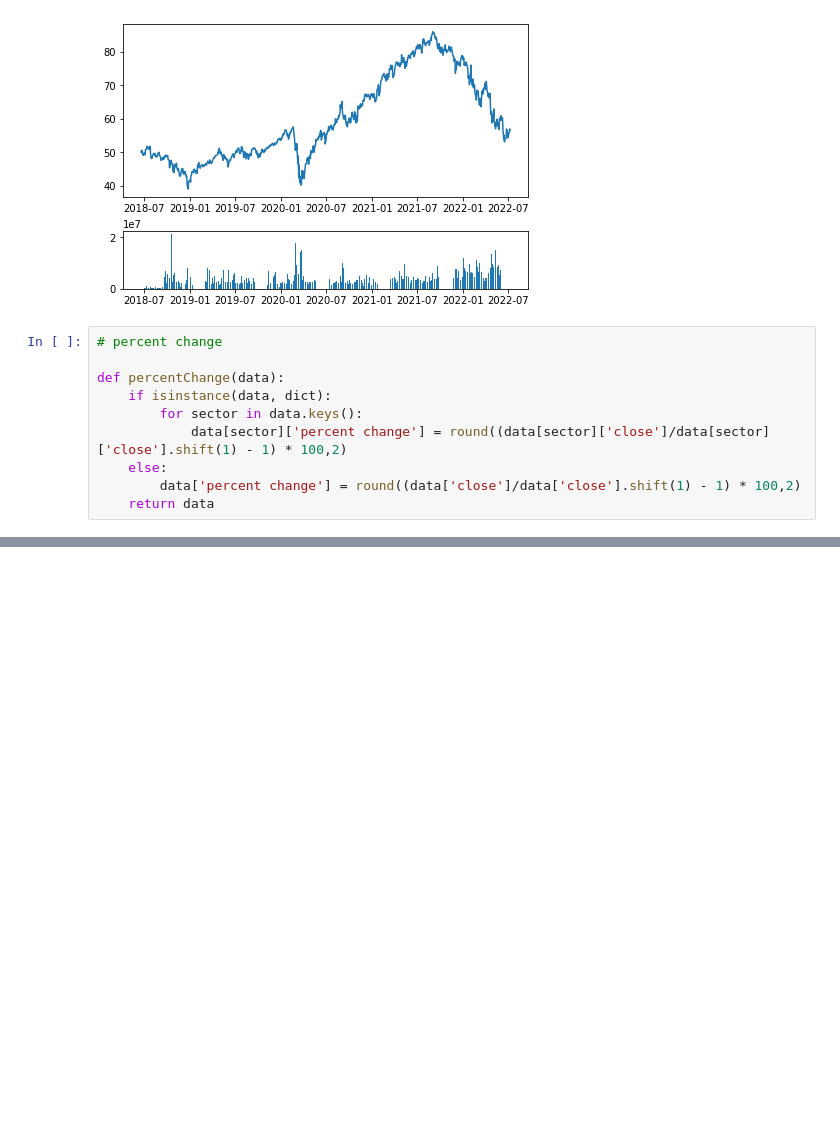
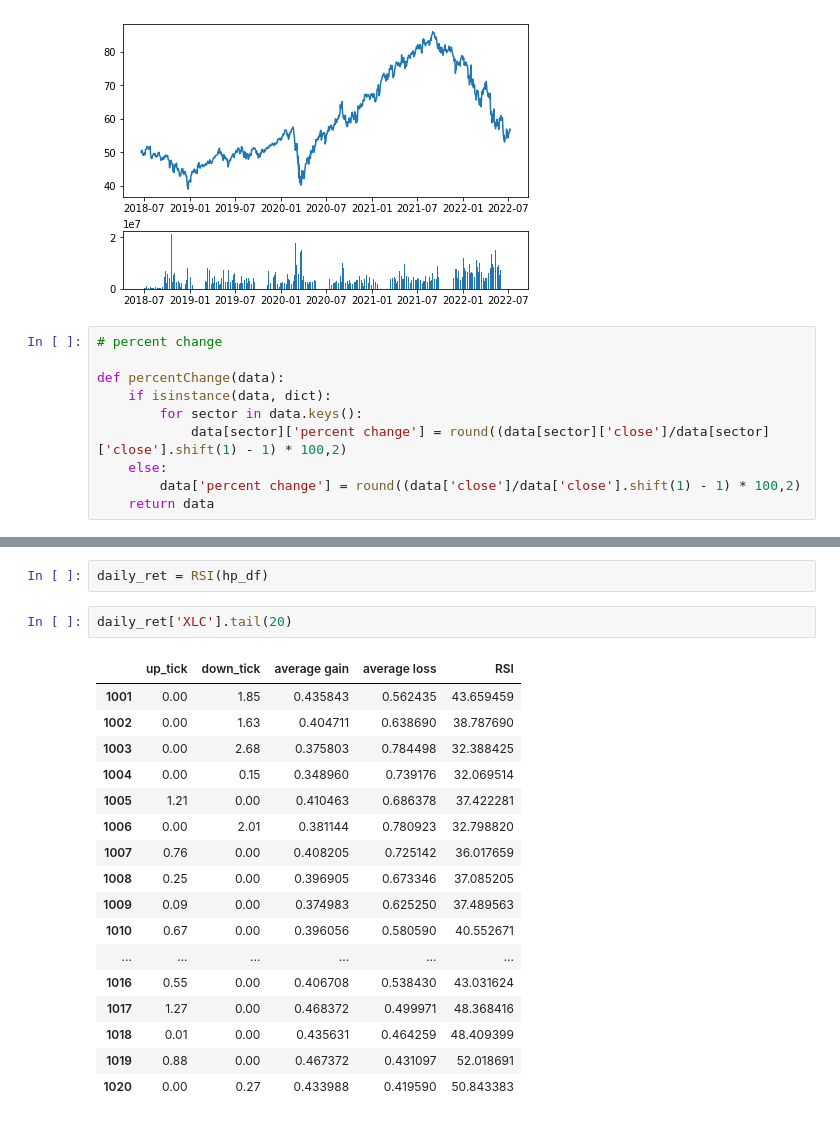
Before and after one commit to CodeCerebro/tpa, a Jupyter notebook: tda.ipynb, the cells around one changed output, grey strips where cells are left out. Cells and saved outputs as stored; diff of their text form; blank space fills up the shorter version.

```diff
--- a/tda.ipynb
+++ b/tda.ipynb
@@ -201,0 +249,22 @@ hp_df['XLK'].head(20)
+# %%
+daily_ret = RSI(hp_df)
+# %%
+daily_ret['XLC'].tail(20)
+# %% [output]
+|  | up_tick | down_tick | average gain | average loss | RSI |
+| 1001 | 0.00 | 1.85 | 0.435843 | 0.562435 | 43.659459 |
+| 1002 | 0.00 | 1.63 | 0.404711 | 0.638690 | 38.787690 |
+| 1003 | 0.00 | 2.68 | 0.375803 | 0.784498 | 32.388425 |
+| 1004 | 0.00 | 0.15 | 0.348960 | 0.739176 | 32.069514 |
+| 1005 | 1.21 | 0.00 | 0.410463 | 0.686378 | 37.422281 |
+| 1006 | 0.00 | 2.01 | 0.381144 | 0.780923 | 32.798820 |
+| 1007 | 0.76 | 0.00 | 0.408205 | 0.725142 | 36.017659 |
+| 1008 | 0.25 | 0.00 | 0.396905 | 0.673346 | 37.085205 |
+| 1009 | 0.09 | 0.00 | 0.374983 | 0.625250 | 37.489563 |
+| 1010 | 0.67 | 0.00 | 0.396056 | 0.580590 | 40.552671 |
+| ... | ... | ... | ... | ... | ... |
+| 1016 | 0.55 | 0.00 | 0.406708 | 0.538430 | 43.031624 |
+| 1017 | 1.27 | 0.00 | 0.468372 | 0.499971 | 48.368416 |
+| 1018 | 0.01 | 0.00 | 0.435631 | 0.464259 | 48.409399 |
+| 1019 | 0.88 | 0.00 | 0.467372 | 0.431097 | 52.018691 |
+| 1020 | 0.00 | 0.27 | 0.433988 | 0.419590 | 50.843383 |
```
Also changed, not shown: parts of 10 cells of this notebook.
